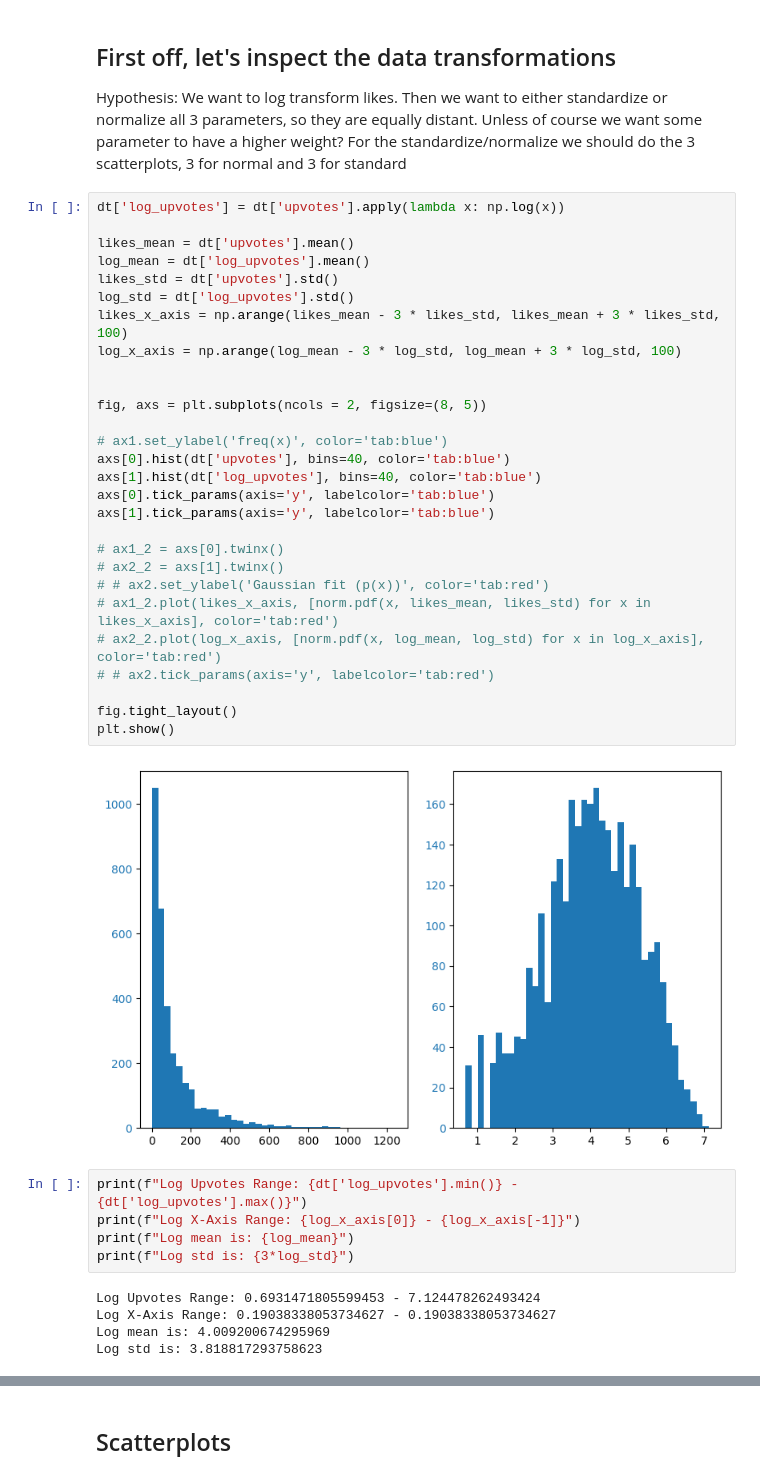
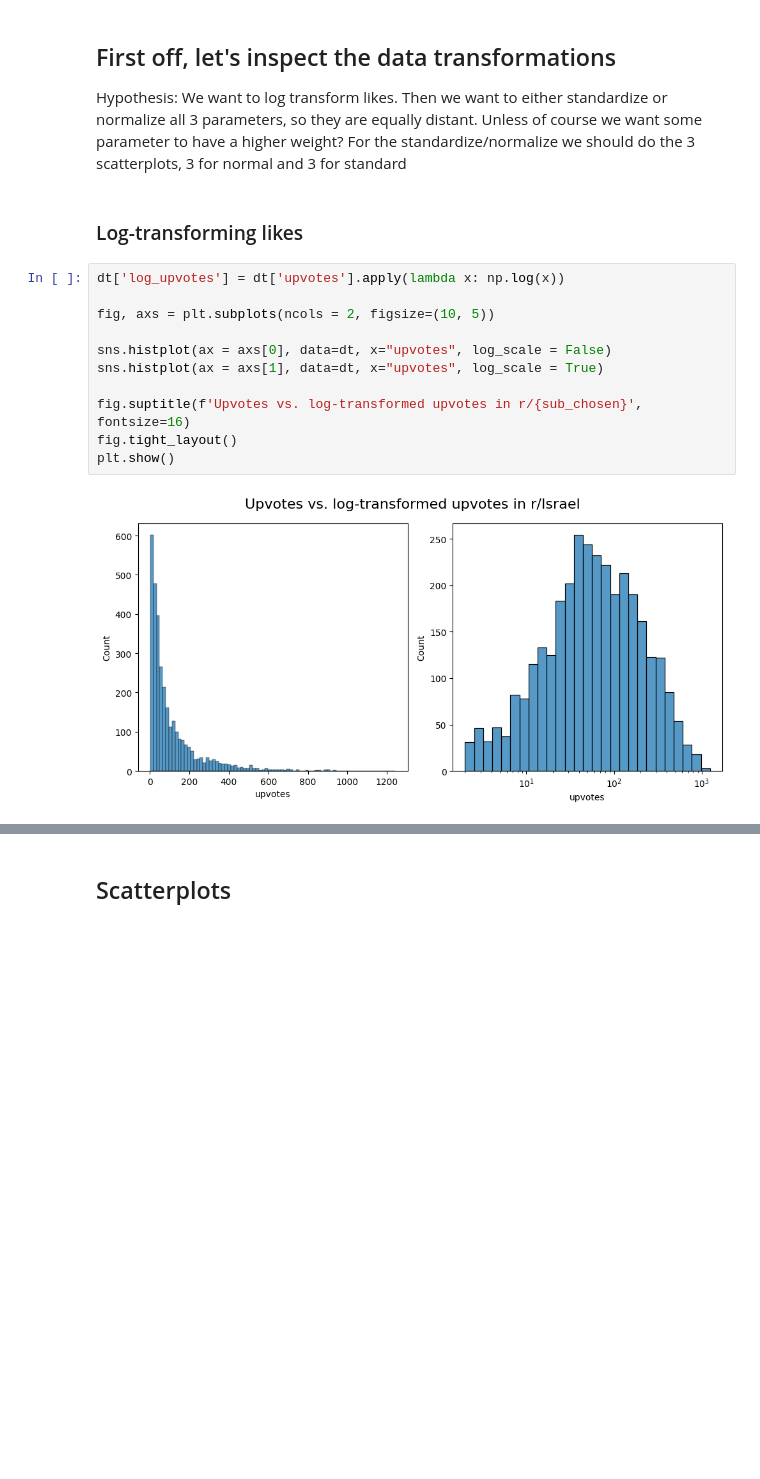
Before and after one commit to danielries/comptoolsproject, a Jupyter notebook: clustering.ipynb, the cells around one changed output, grey strips where cells are left out. Saved outputs shown, nothing was run; the diff lists cells and outputs as text; blank space fills up the shorter version.

Commit message:
Log transform

```diff
--- a/clustering.ipynb
+++ b/clustering.ipynb
@@ -70,43 +67,18 @@ First off, let's inspect the data transformations
 Hypothesis: We want to log transform likes.
 Then we want to either standardize or normalize all 3 parameters, so they are equally distant. Unless of course we want some parameter to have a higher weight?
 For the standardize/normalize we should do the 3 scatterplots, 3 for normal and 3 for standard
-# %%
-dt['log_upvotes'] = dt['upvotes'].apply(lambda x: np.log(x))
-
-likes_mean = dt['upvotes'].mean()
-log_mean = dt['log_upvotes'].mean()
-likes_std = dt['upvotes'].std()
-log_std = dt['log_upvotes'].std()
-likes_x_axis = np.arange(likes_mean - 3 * likes_std, likes_mean + 3 * likes_std, 100)
-log_x_axis = np.arange(log_mean - 3 * log_std, log_mean + 3 * log_std, 100)
-
-
-fig, axs = plt.subplots(ncols = 2, figsize=(8, 5))
-
-# ax1.set_ylabel('freq(x)', color='tab:blue')
-axs[0].hist(dt['upvotes'], bins=40, color='tab:blue')
-axs[1].hist(dt['log_upvotes'], bins=40, color='tab:blue')
-axs[0].tick_params(axis='y', labelcolor='tab:blue')
-axs[1].tick_params(axis='y', labelcolor='tab:blue')
-
-# ax1_2 = axs[0].twinx()
-# ax2_2 = axs[1].twinx()
-# # ax2.set_ylabel('Gaussian fit (p(x))', color='tab:red')
-# ax1_2.plot(likes_x_axis, [norm.pdf(x, likes_mean, likes_std) for x in likes_x_axis], color='tab:red')
-# ax2_2.plot(log_x_axis, [norm.pdf(x, log_mean, log_std) for x in log_x_axis], color='tab:red')
-# # ax2.tick_params(axis='y', labelcolor='tab:red')
-
-fig.tight_layout()
-plt.show()
-# %% [output]
-[figure, removed]
-# %%
-print(f"Log Upvotes Range: {dt['log_upvotes'].min()} - {dt['log_upvotes'].max()}")
-print(f"Log X-Axis Range: {log_x_axis[0]} - {log_x_axis[-1]}")
-print(f"Log mean is: {log_mean}")
-print(f"Log std is: {3*log_std}")
-# %% [output]
-Log Upvotes Range: 0.6931471805599453 - 7.124478262493424
-Log X-Axis Range: 0.19038338053734627 - 0.19038338053734627
-Log mean is: 4.009200674295969
-Log std is: 3.818817293758623
+# %% [markdown]
+### Log-transforming likes
+# %%
+dt['log_upvotes'] = dt['upvotes'].apply(lambda x: np.log(x))
+
+fig, axs = plt.subplots(ncols = 2, figsize=(10, 5))
+
+sns.histplot(ax = axs[0], data=dt, x="upvotes", log_scale = False)
+sns.histplot(ax = axs[1], data=dt, x="upvotes", log_scale = True)
+
+fig.suptitle(f'Upvotes vs. log-transformed upvotes in r/{sub_chosen}', fontsize=16)
+fig.tight_layout()
+plt.show()
+# %% [output]
+[figure, added]
```
Also changed, not shown: parts of 7 cells of this notebook, 1 other file.
